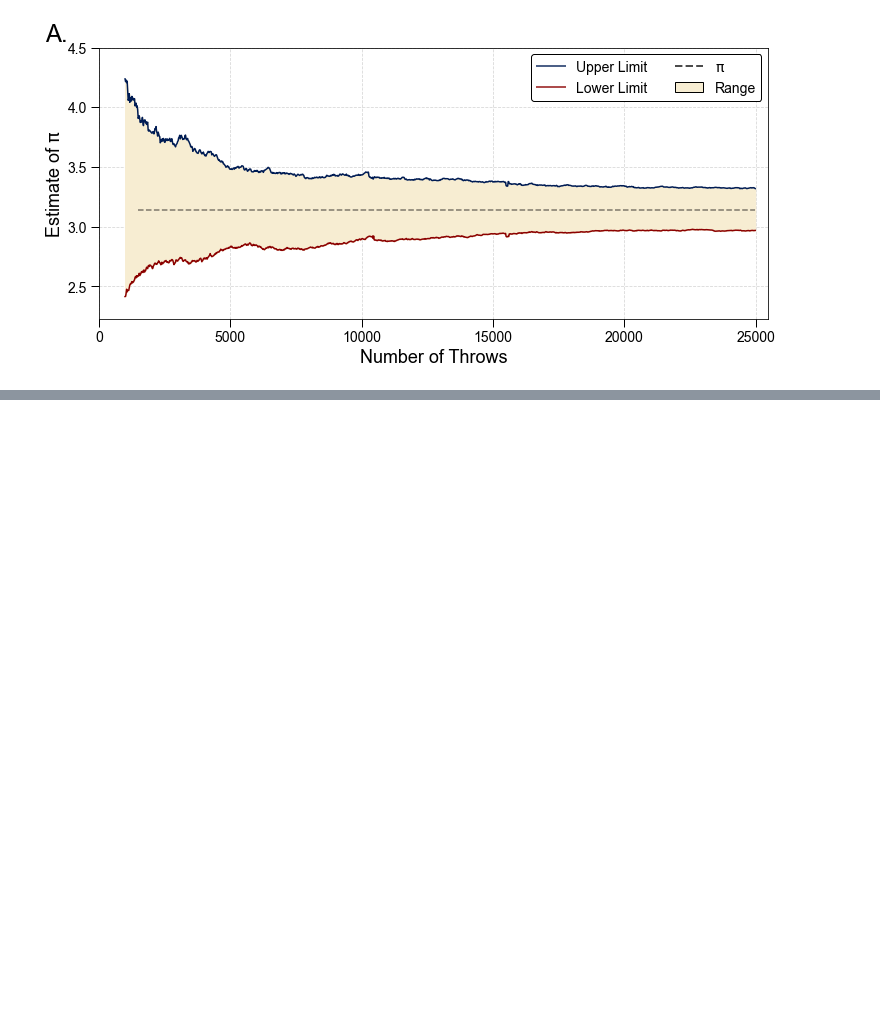
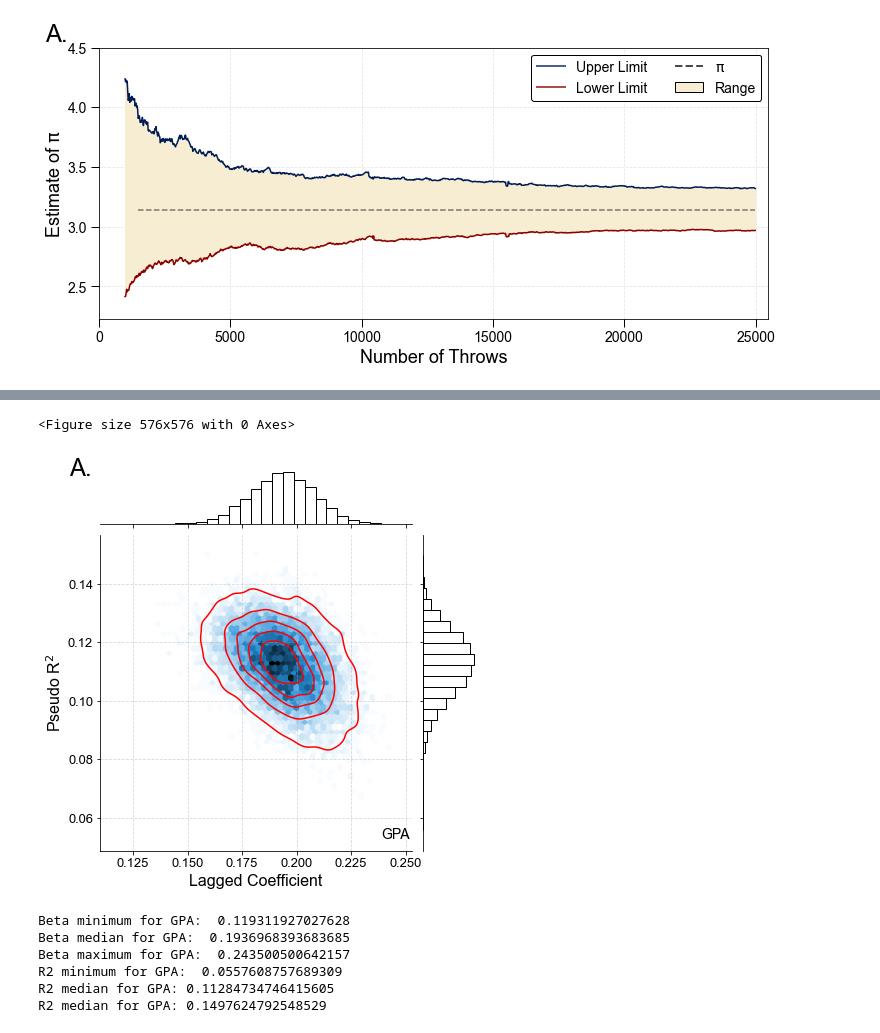
Before and after one commit to crahal/seeds, a Jupyter notebook: src/visualization_notebook.ipynb, the cells around one changed output, grey strips where cells are left out. Saved outputs shown, nothing was run; the diff lists cells and outputs as text; code cells hidden in the pictures; blank space fills up the shorter version.

Commit message:
A bunch more examples here, just one more to go?

```diff
--- a/src/visualization_notebook.ipynb
+++ b/src/visualization_notebook.ipynb
@@ -11,10 +15,10 @@ from helper_figure_plotters import ffc_plotter,\
 warnings.filterwarnings("ignore")
 figure_path = os.path.join(os.getcwd(), '..', 'figures')
 # %%
-df = pd.read_csv(os.path.join(os.getcwd(), '..', 'data', 'ffc',
-                              'output', 'seed',
-                              'seed_analysis_10000.csv'))
-ffc_plotter(df, figure_path)
+ffc = pd.read_csv(os.path.join(os.getcwd(), '..', 'data', 'ffc',
+                               'output', 'seed',
+                               'seed_analysis_10000.csv'))
+ffc_plotter(ffc, figure_path)
 # %% [output]
 [figure]
 # %%
@@ -50,0 +70,11 @@ buffons_plotter(df, figure_path)
+# %%
+make_ffc_just_gpa(ffc, figure_path)
+# %% [output]
+<Figure size 576x576 with 0 Axes>
+[figure, added]
+Beta minimum for GPA:  0.119311927027628
+Beta median for GPA:  0.1936968393683685
+Beta maximum for GPA:  0.243500500642157
+R2 minimum for GPA:  0.0557608757689309
+R2 median for GPA: 0.11284734746415605
+R2 median for GPA: 0.1497624792548529
```
Also changed, not shown: parts of 5 cells of this notebook, 14 other files.
